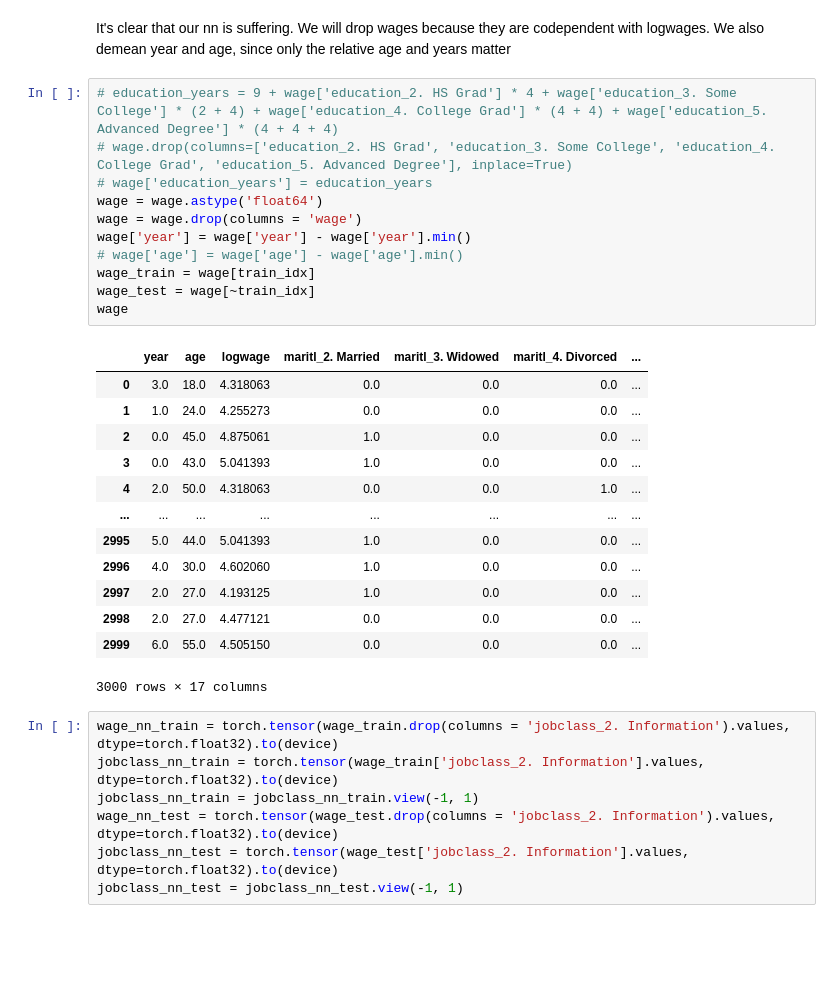
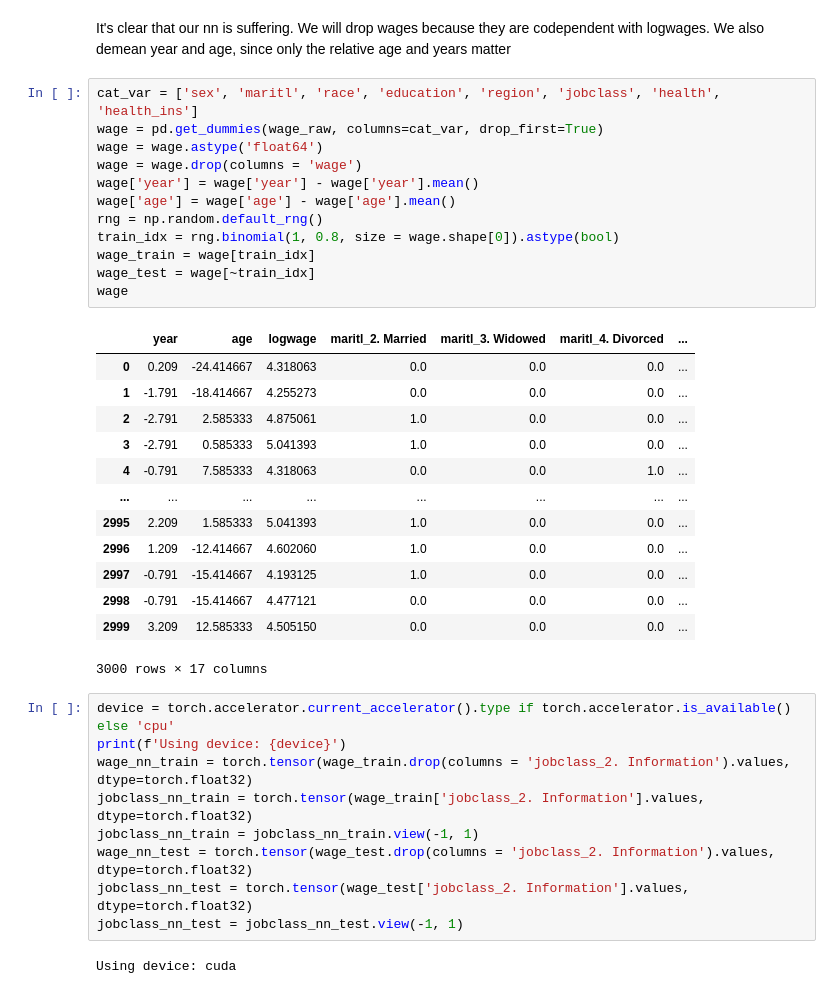
Before and after one commit to andrewlys/ECMA-31330, a Jupyter notebook: hw5/hw5.ipynb, the cells around one changed output. Drawn from its saved outputs; the diff is of its cells as text; blank space fills up the shorter version.

```diff
--- a/hw5/hw5.ipynb
+++ b/hw5/hw5.ipynb
@@ -424,38 +413,43 @@ The training error for the neural network is 0.43200000000000005
 The test error for the neural network is 0.40480000000000005
 # %% [markdown]
 It's clear that our nn is suffering. We will drop wages because they are codependent with logwages. We also demean year and age, since only the relative age and years matter
-# %%
-# education_years = 9 + wage['education_2. HS Grad'] * 4 + wage['education_3. Some College'] * (2 + 4) + wage['education_4. College Grad'] * (4 + 4) + wage['education_5. Advanced Degree'] * (4 + 4 + 4)
-# wage.drop(columns=['education_2. HS Grad', 'education_3. Some College', 'education_4. College Grad', 'education_5. Advanced Degree'], inplace=True)
-# wage['education_years'] = education_years
-wage = wage.astype('float64')
-wage = wage.drop(columns = 'wage')
-wage['year'] = wage['year'] - wage['year'].min()
-# wage['age'] = wage['age'] - wage['age'].min()
-wage_train = wage[train_idx]
-wage_test = wage[~train_idx]
-wage
-# %% [output]
-|  | year | age | logwage | maritl_2. Married | maritl_3. Widowed | maritl_4. Divorced | ... |
-| 0 | 3.0 | 18.0 | 4.318063 | 0.0 | 0.0 | 0.0 | ... |
-| 1 | 1.0 | 24.0 | 4.255273 | 0.0 | 0.0 | 0.0 | ... |
-| 2 | 0.0 | 45.0 | 4.875061 | 1.0 | 0.0 | 0.0 | ... |
-| 3 | 0.0 | 43.0 | 5.041393 | 1.0 | 0.0 | 0.0 | ... |
-| 4 | 2.0 | 50.0 | 4.318063 | 0.0 | 0.0 | 1.0 | ... |
-| ... | ... | ... | ... | ... | ... | ... | ... |
-| 2995 | 5.0 | 44.0 | 5.041393 | 1.0 | 0.0 | 0.0 | ... |
-| 2996 | 4.0 | 30.0 | 4.602060 | 1.0 | 0.0 | 0.0 | ... |
-| 2997 | 2.0 | 27.0 | 4.193125 | 1.0 | 0.0 | 0.0 | ... |
-| 2998 | 2.0 | 27.0 | 4.477121 | 0.0 | 0.0 | 0.0 | ... |
-| 2999 | 6.0 | 55.0 | 4.505150 | 0.0 | 0.0 | 0.0 | ... |
-3000 rows × 17 columns
+# %%
+cat_var = ['sex', 'maritl', 'race', 'education', 'region', 'jobclass', 'health', 'health_ins']
+wage = pd.get_dummies(wage_raw, columns=cat_var, drop_first=True)
+wage = wage.astype('float64')
+wage = wage.drop(columns = 'wage')
+wage['year'] = wage['year'] - wage['year'].mean()
+wage['age'] = wage['age'] - wage['age'].mean()
+rng = np.random.default_rng()
+train_idx = rng.binomial(1, 0.8, size = wage.shape[0]).astype(bool)
+wage_train = wage[train_idx]
+wage_test = wage[~train_idx]
+wage
+# %% [output]
+|  | year | age | logwage | maritl_2. Married | maritl_3. Widowed | maritl_4. Divorced | ... |
+| 0 | 0.209 | -24.414667 | 4.318063 | 0.0 | 0.0 | 0.0 | ... |
+| 1 | -1.791 | -18.414667 | 4.255273 | 0.0 | 0.0 | 0.0 | ... |
+| 2 | -2.791 | 2.585333 | 4.875061 | 1.0 | 0.0 | 0.0 | ... |
+| 3 | -2.791 | 0.585333 | 5.041393 | 1.0 | 0.0 | 0.0 | ... |
+| 4 | -0.791 | 7.585333 | 4.318063 | 0.0 | 0.0 | 1.0 | ... |
+| ... | ... | ... | ... | ... | ... | ... | ... |
+| 2995 | 2.209 | 1.585333 | 5.041393 | 1.0 | 0.0 | 0.0 | ... |
+| 2996 | 1.209 | -12.414667 | 4.602060 | 1.0 | 0.0 | 0.0 | ... |
+| 2997 | -0.791 | -15.414667 | 4.193125 | 1.0 | 0.0 | 0.0 | ... |
+| 2998 | -0.791 | -15.414667 | 4.477121 | 0.0 | 0.0 | 0.0 | ... |
+| 2999 | 3.209 | 12.585333 | 4.505150 | 0.0 | 0.0 | 0.0 | ... |
+3000 rows × 17 columns
 # %%
-wage_nn_train = torch.tensor(wage_train.drop(columns = 'jobclass_2. Information').values, dtype=torch.float32).to(device)
-jobclass_nn_train = torch.tensor(wage_train['jobclass_2. Information'].values, dtype=torch.float32).to(device)
+device = torch.accelerator.current_accelerator().type if torch.accelerator.is_available() else 'cpu'
+print(f'Using device: {device}')
+wage_nn_train = torch.tensor(wage_train.drop(columns = 'jobclass_2. Information').values, dtype=torch.float32)
+jobclass_nn_train = torch.tensor(wage_train['jobclass_2. Information'].values, dtype=torch.float32)
 jobclass_nn_train = jobclass_nn_train.view(-1, 1)
-wage_nn_test = torch.tensor(wage_test.drop(columns = 'jobclass_2. Information').values, dtype=torch.float32).to(device)
-jobclass_nn_test = torch.tensor(wage_test['jobclass_2. Information'].values, dtype=torch.float32).to(device)
+wage_nn_test = torch.tensor(wage_test.drop(columns = 'jobclass_2. Information').values, dtype=torch.float32)
+jobclass_nn_test = torch.tensor(wage_test['jobclass_2. Information'].values, dtype=torch.float32)
 jobclass_nn_test = jobclass_nn_test.view(-1, 1)
+# %% [output]
+Using device: cuda
 # %%
 wage_nn_train.shape
 # %% [output]
```
Also changed, not shown: parts of 12 cells of this notebook, 2 other files.
